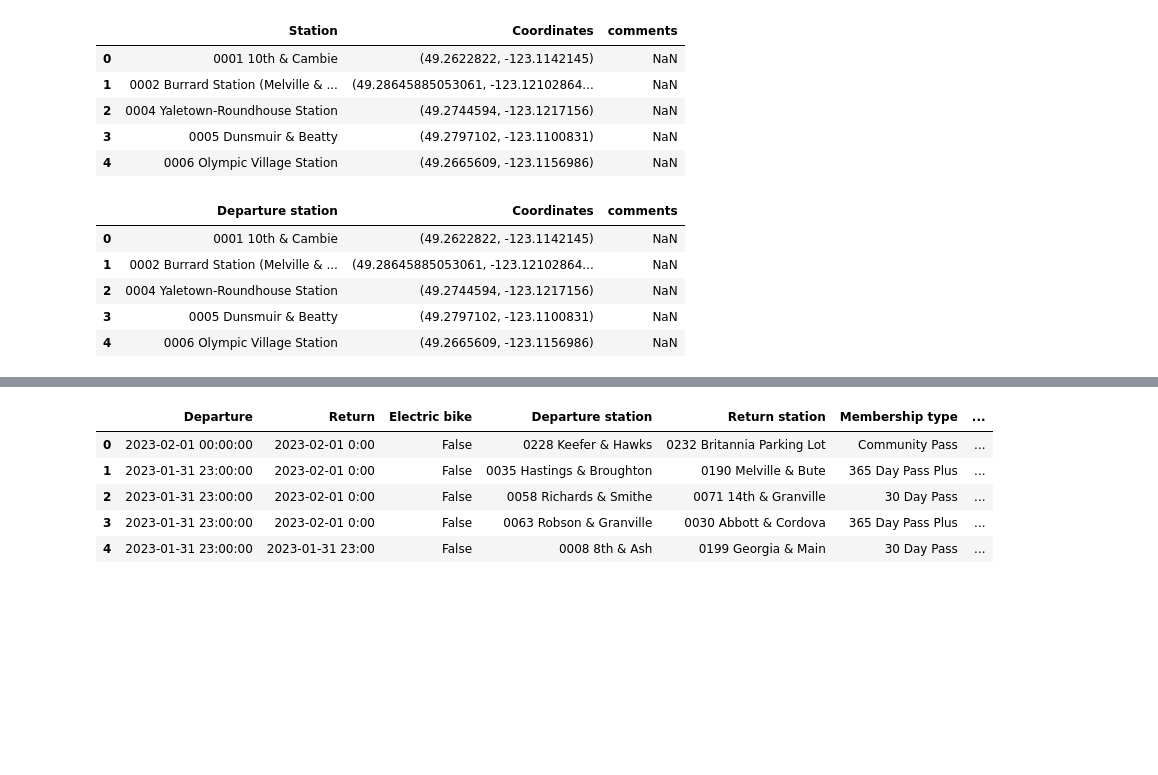
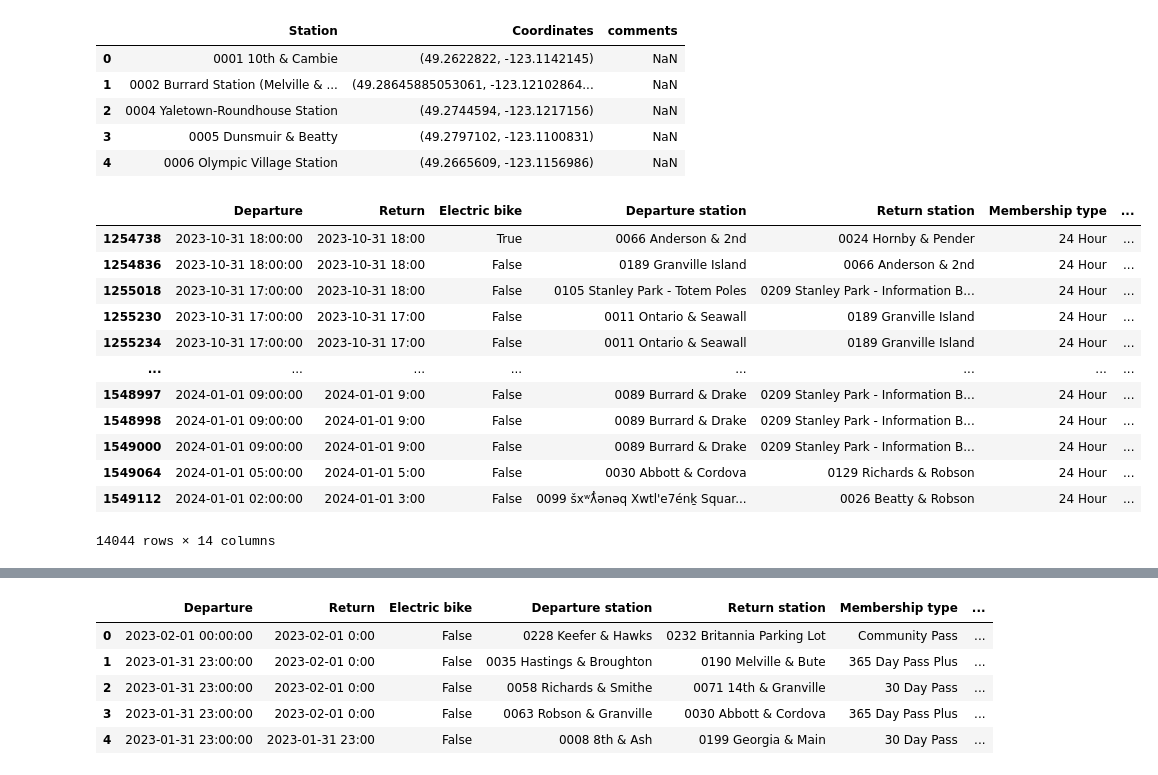
Before and after one commit to nccoutinho/CycleSync-Dashboard, a Jupyter notebook: bikeshare_dashboard/Untitled.ipynb, the cells around one changed output, grey strips where cells are left out. Cells and saved outputs as stored; diff of their text form; code cells hidden in the pictures; blank space fills up the shorter version.

```diff
--- a/bikeshare_dashboard/Untitled.ipynb
+++ b/bikeshare_dashboard/Untitled.ipynb
@@ -477,14 +467,21 @@ dfc.head()
 # %%
 dfc.rename(columns={'Station': 'Departure station'}, inplace=True)
 # %%
-dfc.head()
+combined_df[combined_df['Membership type'].isin(['24 Hour'])]
 # %% [output]
-|  | Departure station | Coordinates | comments |
-| 0 | 0001 10th & Cambie | (49.2622822, -123.1142145) | NaN |
-| 1 | 0002 Burrard Station (Melville & ... | (49.28645885053061, -123.12102864... | NaN |
-| 2 | 0004 Yaletown-Roundhouse Station | (49.2744594, -123.1217156) | NaN |
-| 3 | 0005 Dunsmuir & Beatty | (49.2797102, -123.1100831) | NaN |
-| 4 | 0006 Olympic Village Station | (49.2665609, -123.1156986) | NaN |
+|  | Departure | Return | Electric bike | Departure station | Return station | Membership type | ... |
+| 1254738 | 2023-10-31 18:00:00 | 2023-10-31 18:00 | True | 0066 Anderson & 2nd | 0024 Hornby & Pender | 24 Hour | ... |
+| 1254836 | 2023-10-31 18:00:00 | 2023-10-31 18:00 | False | 0189 Granville Island | 0066 Anderson & 2nd | 24 Hour | ... |
+| 1255018 | 2023-10-31 17:00:00 | 2023-10-31 18:00 | False | 0105 Stanley Park - Totem Poles | 0209 Stanley Park - Information B... | 24 Hour | ... |
+| 1255230 | 2023-10-31 17:00:00 | 2023-10-31 17:00 | False | 0011 Ontario & Seawall | 0189 Granville Island | 24 Hour | ... |
+| 1255234 | 2023-10-31 17:00:00 | 2023-10-31 17:00 | False | 0011 Ontario & Seawall | 0189 Granville Island | 24 Hour | ... |
+| ... | ... | ... | ... | ... | ... | ... | ... |
+| 1548997 | 2024-01-01 09:00:00 | 2024-01-01 9:00 | False | 0089 Burrard & Drake | 0209 Stanley Park - Information B... | 24 Hour | ... |
+| 1548998 | 2024-01-01 09:00:00 | 2024-01-01 9:00 | False | 0089 Burrard & Drake | 0209 Stanley Park - Information B... | 24 Hour | ... |
+| 1549000 | 2024-01-01 09:00:00 | 2024-01-01 9:00 | False | 0089 Burrard & Drake | 0209 Stanley Park - Information B... | 24 Hour | ... |
+| 1549064 | 2024-01-01 05:00:00 | 2024-01-01 5:00 | False | 0030 Abbott & Cordova | 0129 Richards & Robson | 24 Hour | ... |
+| 1549112 | 2024-01-01 02:00:00 | 2024-01-01 3:00 | False | 0099 šxʷƛ̓ənəq Xwtl'e7énḵ Squar... | 0026 Beatty & Robson | 24 Hour | ... |
+14044 rows × 14 columns
 # %%
 dfc.drop(columns=['comments'], inplace=True)
 # %%
```
Also changed, not shown: parts of 1 cell of this notebook, 1 other file.
